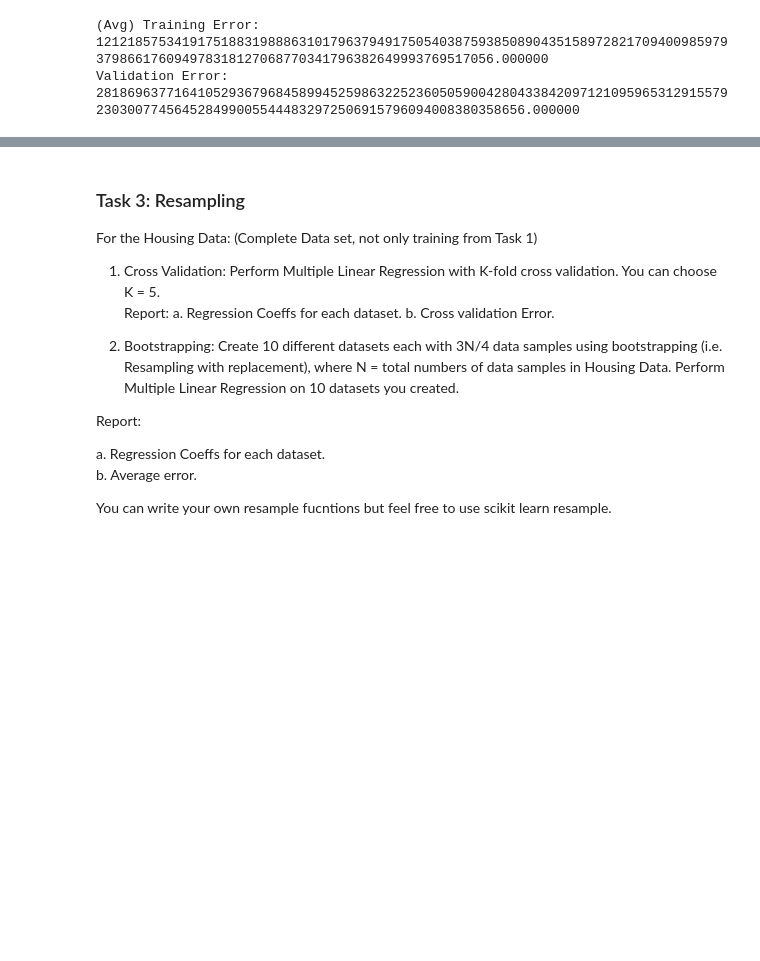
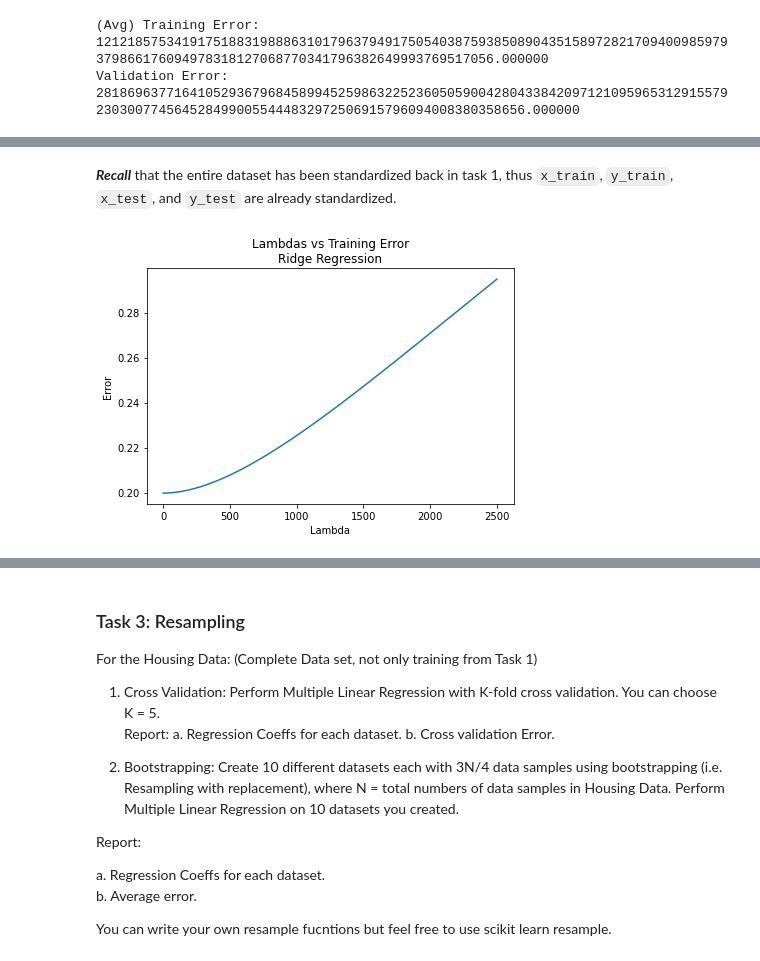
Before and after one commit to ManuelSerna/ml-notes, a Jupyter notebook: regression/general_regression/mini_project3.ipynb, the cells around one changed output, grey strips where cells are left out. Drawn from its saved outputs; the diff is of its cells as text; code cells hidden in the pictures; blank space fills up the shorter version.

```diff
--- a/regression/general_regression/mini_project3.ipynb
+++ b/regression/general_regression/mini_project3.ipynb
@@ -483,3 +481,46 @@ Validation Error:     2818696377164105293679684589945259863225236050590042804338
+# %% [markdown]
+***Recall*** that the entire dataset has been standardized back in task 1, thus `x_train`, `y_train`, `x_test`, and `y_test` are already standardized.
+# %%
+N = 250 # num of lambdas to fit with
+lambdas = np.linspace(start=1.0, stop=N*10, num=N)
+# %%
+def plot_error_v_lambda(models=None, lambdas=None, X=None, y=None, label=''):
+    ''' Plot dataset error (train, validation/test) for each model
+    vs values of lambda for RR or LASSO
+    '''
+    N = lambdas.shape[0]
+    errors = np.zeros(lambdas.shape) # errors corresponding to a particular lambda
+
+    # Compute errors
+    for i in range(N):
+        pred = models[i].predict(X)
+        errors[i] = ((y - pred)**2).mean() # take average over all samples
+
+    # Now, plot lambdas vs errors
+    plt.plot(lambdas, errors)
+    plt.ylabel('Error')
+    plt.xlabel('Lambda')
+    plt.tight_layout()
+    plt.title(label)
+    plt.show()
 # %%
 # Perform ridge reg. (i.e., add L2 term with weight lambda)
 #  for different lambdas
+from sklearn.linear_model import Ridge
+
+rr_models = []
+
+for i in range(N):
+    rr_models += [Ridge(alpha=lambdas[i])]
+    rr_models[i].fit(x_train, y_train)
+# %%
+# Get training error for ridge regression
+plot_error_v_lambda(
+    models=rr_models,
+    lambdas=lambdas,
+    X=x_train,
+    y=y_train,
+    label='Lambdas vs Training Error\nRidge Regression'
+)
+# %% [output]
+[figure, added]
```
Also changed, not shown: parts of 7 cells of this notebook.
